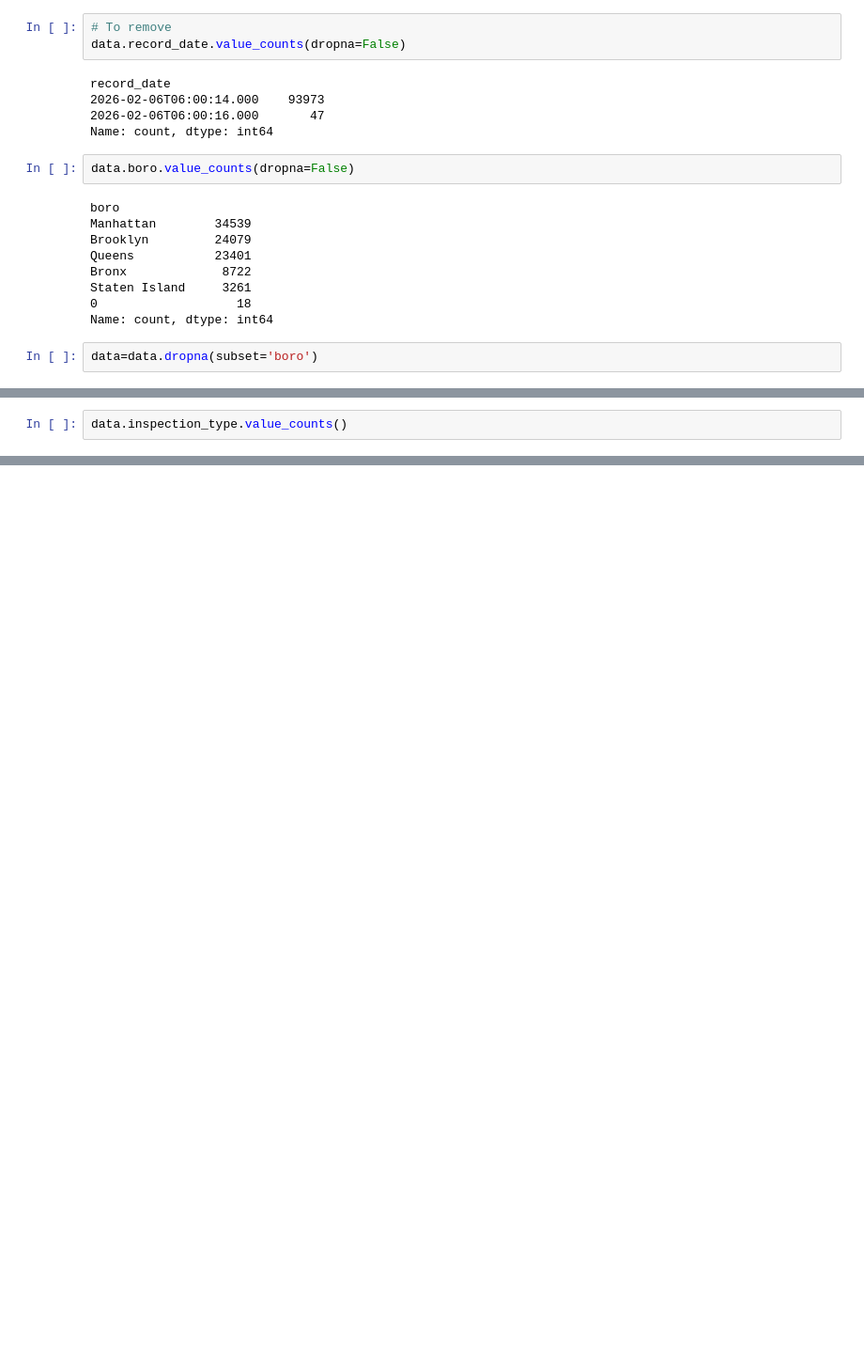
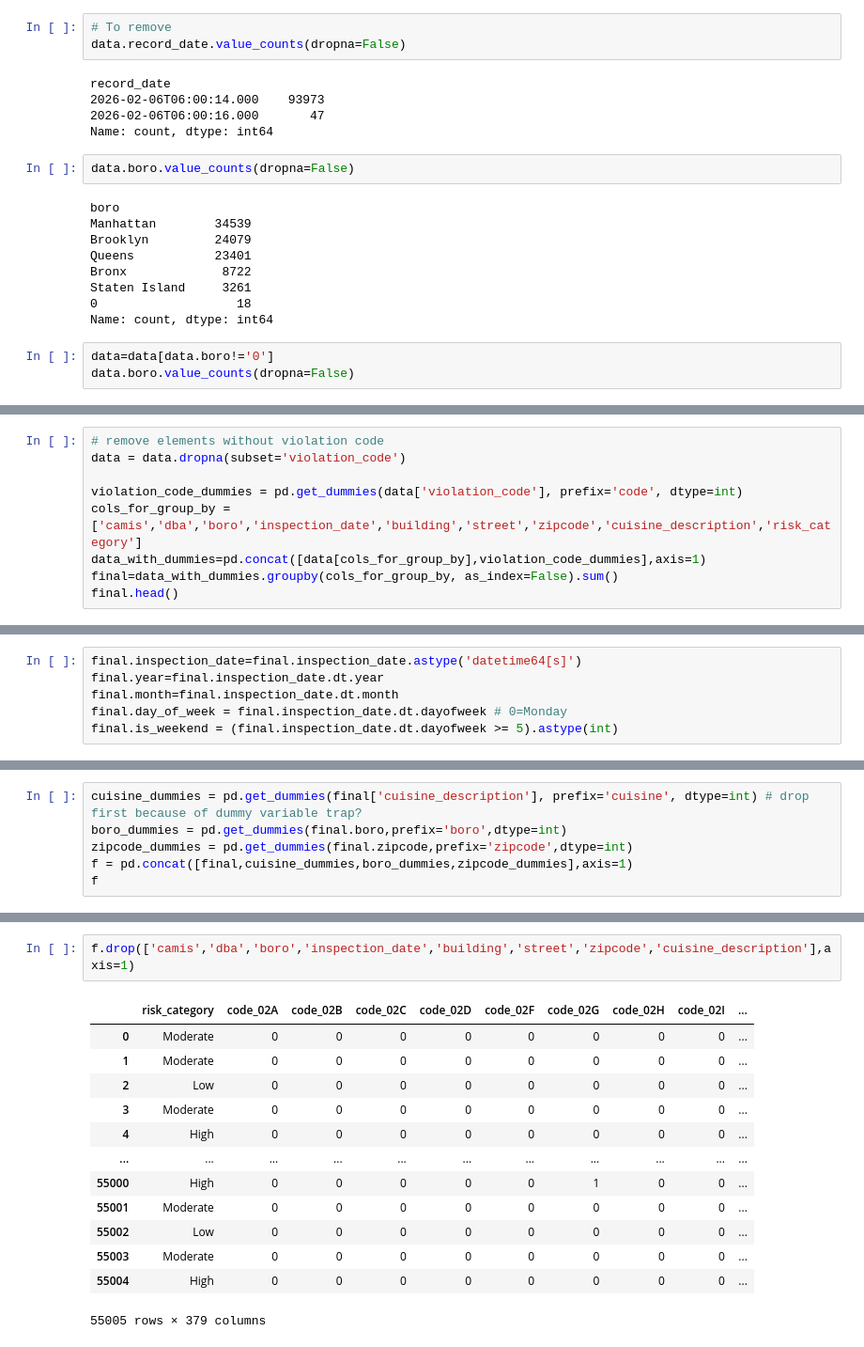
Before and after one commit to ruifurtado/nyc-restaurant-Inspection, a Jupyter notebook: nyc-inspection.ipynb, the cells around one changed output, grey strips where cells are left out. Shown at 94% size. Cells and saved outputs as stored; diff of their text form; blank space fills up the shorter version.

Commit message:
feat(nyc-inspection): finished preprocessing

```diff
--- a/nyc-inspection.ipynb
+++ b/nyc-inspection.ipynb
@@ -246,4 +246,5 @@ Staten Island     3261
 0                   18
 Name: count, dtype: int64
 # %%
-data=data.dropna(subset='boro')
+data=data[data.boro!='0']
+data.boro.value_counts(dropna=False)
@@ -330,3 +263,10 @@ KeyboardInterrupt:
 # %%
-data.inspection_type.value_counts()
+# remove elements without violation code
+data = data.dropna(subset='violation_code')
+
+violation_code_dummies = pd.get_dummies(data['violation_code'], prefix='code', dtype=int)
+cols_for_group_by = ['camis','dba','boro','inspection_date','building','street','zipcode','cuisine_description','risk_category']
+data_with_dummies=pd.concat([data[cols_for_group_by],violation_code_dummies],axis=1)
+final=data_with_dummies.groupby(cols_for_group_by, as_index=False).sum()
+final.head()
 # %% [output]
@@ -358,0 +284,6 @@ Extracted Zipcode: 11219
+# %%
+final.inspection_date=final.inspection_date.astype('datetime64[s]')
+final.year=final.inspection_date.dt.year
+final.month=final.inspection_date.dt.month
+final.day_of_week = final.inspection_date.dt.dayofweek # 0=Monday
+final.is_weekend = (final.inspection_date.dt.dayofweek >= 5).astype(int)
@@ -358,0 +363,6 @@ Extracted Zipcode: 11219
+# %%
+cuisine_dummies = pd.get_dummies(final['cuisine_description'], prefix='cuisine', dtype=int) # drop first because of dummy variable trap?
+boro_dummies = pd.get_dummies(final.boro,prefix='boro',dtype=int)
+zipcode_dummies = pd.get_dummies(final.zipcode,prefix='zipcode',dtype=int)
+f = pd.concat([final,cuisine_dummies,boro_dummies,zipcode_dummies],axis=1)
+f
@@ -358,0 +383,16 @@ Extracted Zipcode: 11219
+# %%
+f.drop(['camis','dba','boro','inspection_date','building','street','zipcode','cuisine_description'],axis=1)
+# %% [output]
+|  | risk_category | code_02A | code_02B | code_02C | code_02D | code_02F | code_02G | code_02H | code_02I | ... |
+| 0 | Moderate | 0 | 0 | 0 | 0 | 0 | 0 | 0 | 0 | ... |
+| 1 | Moderate | 0 | 0 | 0 | 0 | 0 | 0 | 0 | 0 | ... |
+| 2 | Low | 0 | 0 | 0 | 0 | 0 | 0 | 0 | 0 | ... |
+| 3 | Moderate | 0 | 0 | 0 | 0 | 0 | 0 | 0 | 0 | ... |
+| 4 | High | 0 | 0 | 0 | 0 | 0 | 0 | 0 | 0 | ... |
+| ... | ... | ... | ... | ... | ... | ... | ... | ... | ... | ... |
+| 55000 | High | 0 | 0 | 0 | 0 | 0 | 1 | 0 | 0 | ... |
+| 55001 | Moderate | 0 | 0 | 0 | 0 | 0 | 0 | 0 | 0 | ... |
+| 55002 | Low | 0 | 0 | 0 | 0 | 0 | 0 | 0 | 0 | ... |
+| 55003 | Moderate | 0 | 0 | 0 | 0 | 0 | 0 | 0 | 0 | ... |
+| 55004 | High | 0 | 0 | 0 | 0 | 0 | 0 | 0 | 0 | ... |
+55005 rows × 379 columns
```
Also changed, not shown: parts of 15 cells of this notebook, 2 other files.
